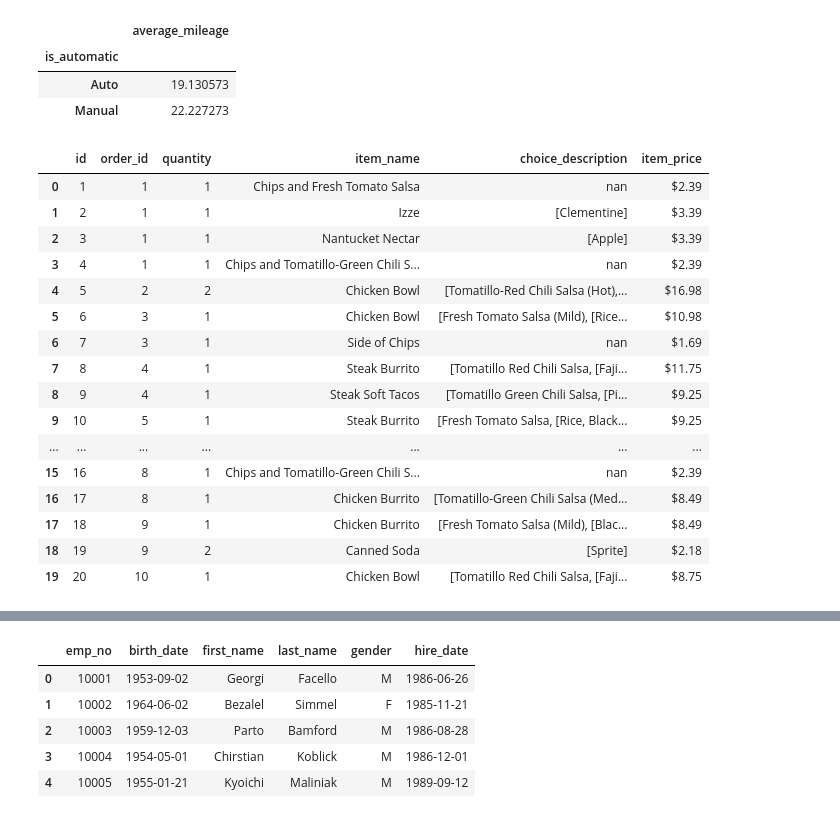
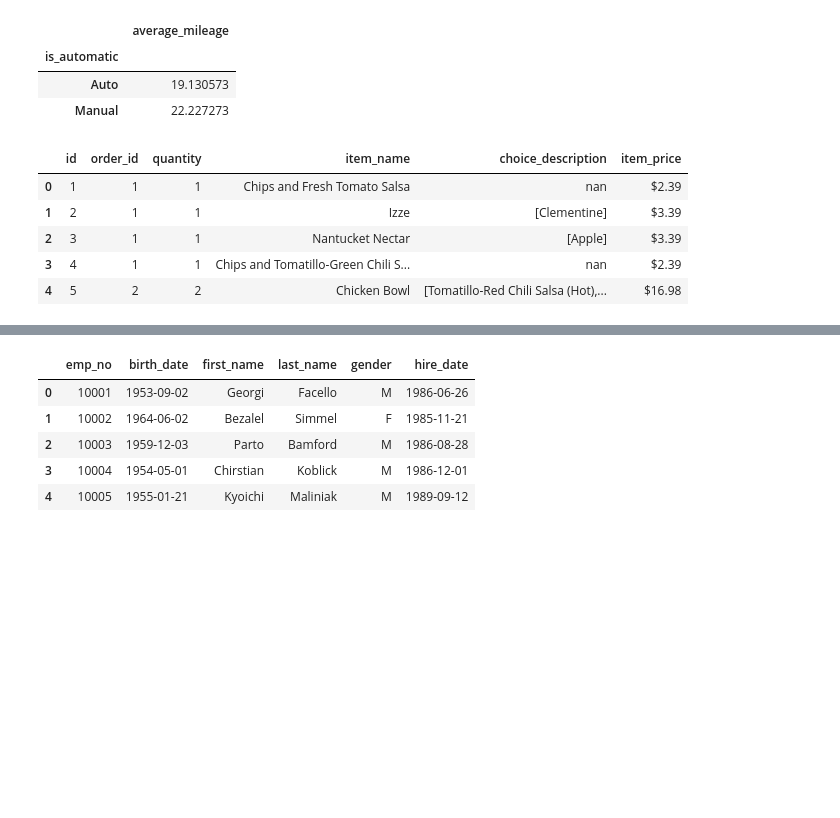
Before and after one commit to Saroj6632/numpy-pandas-visualization-exercises, a Jupyter notebook: advanced_dataframes.ipynb, the cells around one changed output, grey strips where cells are left out. Saved outputs shown, nothing was run; the diff lists cells and outputs as text; code cells hidden in the pictures; blank space fills up the shorter version.

```diff
--- a/advanced_dataframes.ipynb
+++ b/advanced_dataframes.ipynb
@@ -386,26 +392,15 @@ mpg.groupby('is_automatic')[['average_mileage']].mean()
 # %%
 # Use your get_db_url function to help you explore the data from the chipotle database.
 
 chipotle = pd.read_sql('SELECT * FROM orders', get_db_url(username,password,host,database_name ='chipotle'))
-chipotle.head(20)
+chipotle.head()
 # %% [output]
 |  | id | order_id | quantity | item_name | choice_description | item_price |
 | 0 | 1 | 1 | 1 | Chips and Fresh Tomato Salsa | nan | $2.39 |
 | 1 | 2 | 1 | 1 | Izze | [Clementine] | $3.39 |
 | 2 | 3 | 1 | 1 | Nantucket Nectar | [Apple] | $3.39 |
 | 3 | 4 | 1 | 1 | Chips and Tomatillo-Green Chili S... | nan | $2.39 |
 | 4 | 5 | 2 | 2 | Chicken Bowl | [Tomatillo-Red Chili Salsa (Hot),... | $16.98 |
-| 5 | 6 | 3 | 1 | Chicken Bowl | [Fresh Tomato Salsa (Mild), [Rice... | $10.98 |
-| 6 | 7 | 3 | 1 | Side of Chips | nan | $1.69 |
-| 7 | 8 | 4 | 1 | Steak Burrito | [Tomatillo Red Chili Salsa, [Faji... | $11.75 |
-| 8 | 9 | 4 | 1 | Steak Soft Tacos | [Tomatillo Green Chili Salsa, [Pi... | $9.25 |
-| 9 | 10 | 5 | 1 | Steak Burrito | [Fresh Tomato Salsa, [Rice, Black... | $9.25 |
-| ... | ... | ... | ... | ... | ... | ... |
-| 15 | 16 | 8 | 1 | Chips and Tomatillo-Green Chili S... | nan | $2.39 |
-| 16 | 17 | 8 | 1 | Chicken Burrito | [Tomatillo-Green Chili Salsa (Med... | $8.49 |
-| 17 | 18 | 9 | 1 | Chicken Burrito | [Fresh Tomato Salsa (Mild), [Blac... | $8.49 |
-| 18 | 19 | 9 | 2 | Canned Soda | [Sprite] | $2.18 |
-| 19 | 20 | 10 | 1 | Chicken Bowl | [Tomatillo Red Chili Salsa, [Faji... | $8.75 |
 # %%
 chipotle.info()
 # %% [output]
```
Also changed, not shown: parts of 14 cells of this notebook.
